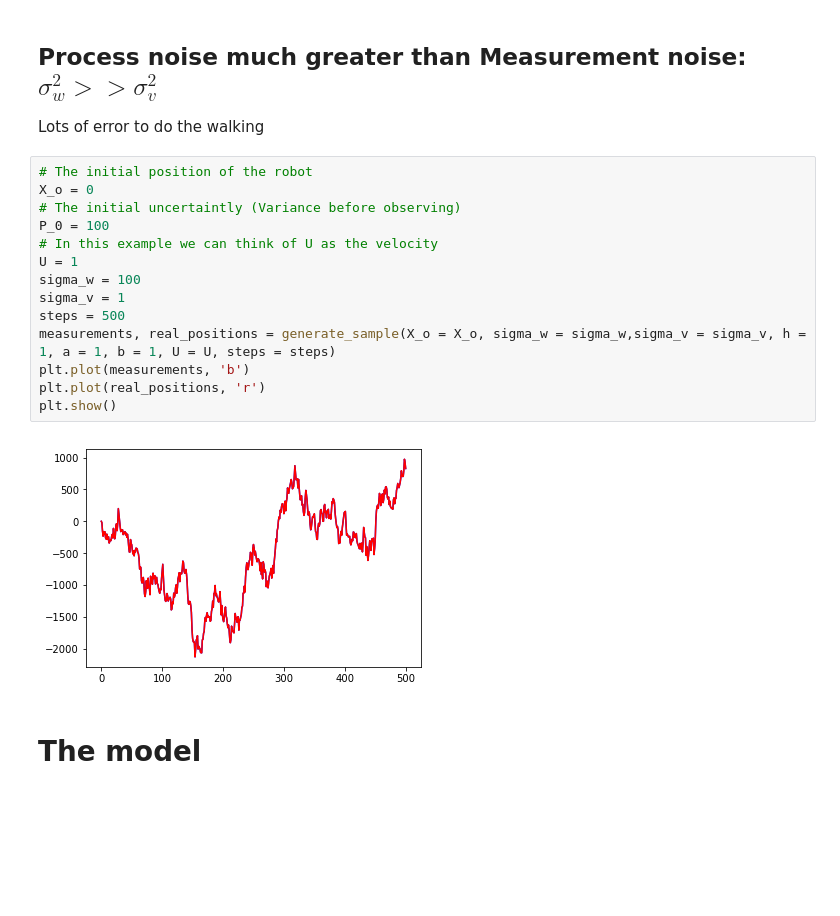
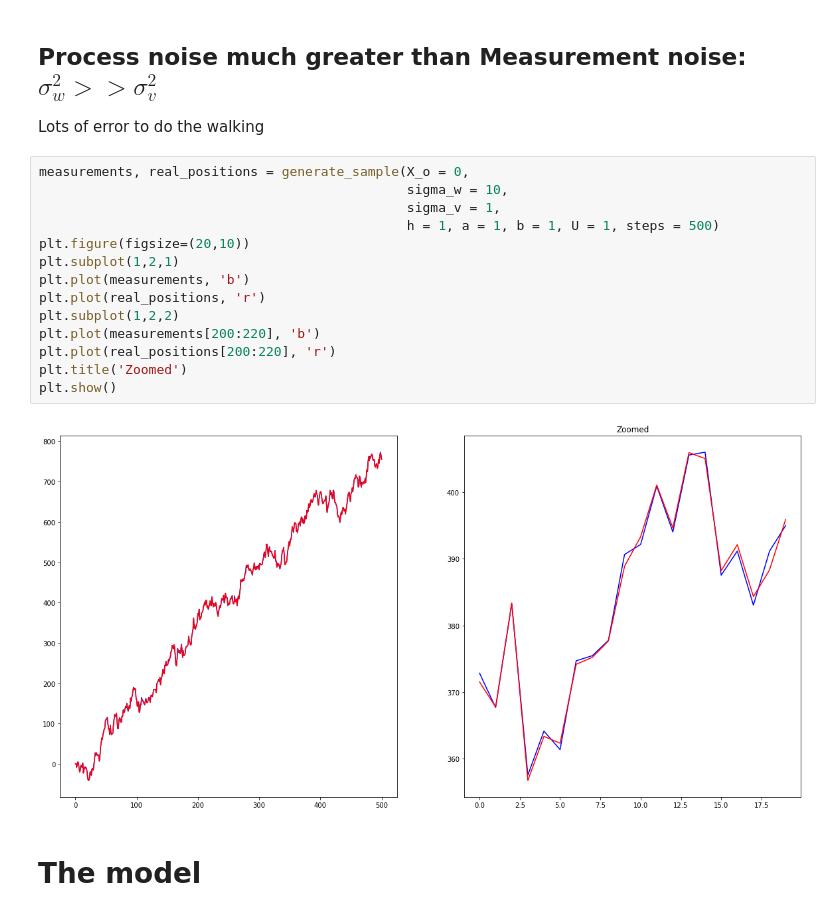
Before and after one commit to jganzabal/Kalman-as-Recursive-Bayesian-Estimation, a Jupyter notebook: 3_One dimensional Kalman filter.ipynb, the cells around one changed output. Drawn from its saved outputs; the diff is of its cells as text; blank space fills up the shorter version.

```diff
--- a/3_One dimensional Kalman filter.ipynb
+++ b/3_One dimensional Kalman filter.ipynb
@@ -99,22 +95,22 @@ plt.show()
 # %% [markdown]
 ## Process noise much greater than  Measurement noise: $\sigma_w^2 >> \sigma_v^2$
 Lots of error to do the walking
-# %%
-# The initial position of the robot
-X_o = 0
-# The initial uncertaintly (Variance before observing)
-P_0 = 100
-# In this example we can think of U as the velocity
-U = 1
-sigma_w = 100
-sigma_v = 1
-steps = 500
-measurements, real_positions = generate_sample(X_o = X_o, sigma_w = sigma_w,sigma_v = sigma_v, h = 1, a = 1, b = 1, U = U, steps = steps)
-plt.plot(measurements, 'b')
-plt.plot(real_positions, 'r')
-plt.show()
-# %% [output]
-[figure, removed]
+# %%
+measurements, real_positions = generate_sample(X_o = 0,
+                                               sigma_w = 10,
+                                               sigma_v = 1,
+                                               h = 1, a = 1, b = 1, U = 1, steps = 500)
+plt.figure(figsize=(20,10))
+plt.subplot(1,2,1)
+plt.plot(measurements, 'b')
+plt.plot(real_positions, 'r')
+plt.subplot(1,2,2)
+plt.plot(measurements[200:220], 'b')
+plt.plot(real_positions[200:220], 'r')
+plt.title('Zoomed')
+plt.show()
+# %% [output]
+[figure, added]
 # %% [markdown]
 # The model
 # %% [markdown]
```
Also changed, not shown: parts of 34 cells of this notebook, 1 other file.
